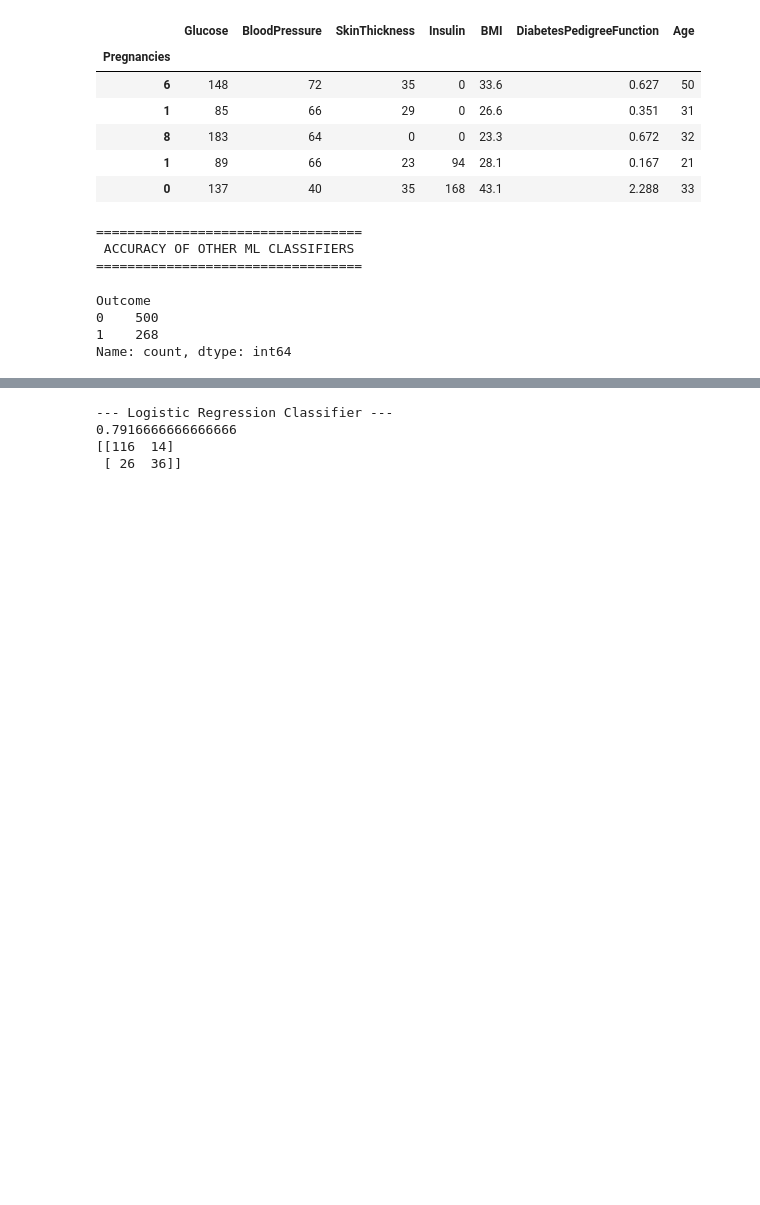
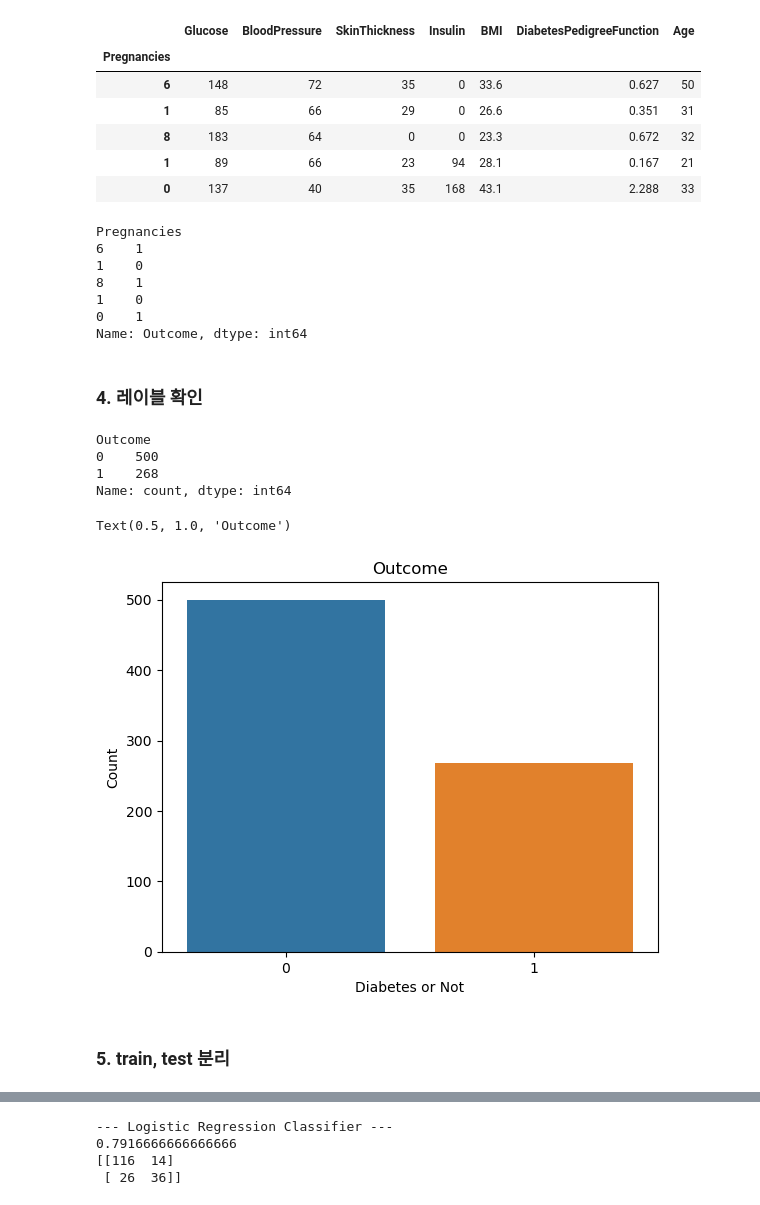
Before and after one commit to loading1031/Ai_Lecture, a Jupyter notebook: code/(3.11)Week2_Diabetes.ipynb, the cells around one changed output, grey strips where cells are left out. Drawn from its saved outputs; the diff is of its cells as text; code cells hidden in the pictures; blank space fills up the shorter version.

```diff
--- a/code/(3.11)Week2_Diabetes.ipynb
+++ b/code/(3.11)Week2_Diabetes.ipynb
@@ -31,0 +60,5 @@ df
+# %%
+
+# 결측치 제거
+df = df.dropna()
+df.isnull().sum()
@@ -40,22 +86,35 @@ X.head()
 | 8 | 183 | 64 | 0 | 0 | 23.3 | 0.672 | 32 |
 | 1 | 89 | 66 | 23 | 94 | 28.1 | 0.167 | 21 |
 | 0 | 137 | 40 | 35 | 168 | 43.1 | 2.288 | 33 |
-# %%
-print ("==================================")
-print (" ACCURACY OF OTHER ML CLASSIFIERS" )
-print ("==================================")
-# %% [output]
-==================================
- ACCURACY OF OTHER ML CLASSIFIERS
-==================================
 # %%
 y=df['Outcome']
-y.value_counts()
+y.head()
 # %% [output]
-Outcome
-0    500
-1    268
-Name: count, dtype: int64
+Pregnancies
+6    1
+1    0
+8    1
+1    0
+0    1
+Name: Outcome, dtype: int64
+# %% [markdown]
+### 4. 레이블 확인
+# %%
+print(y.value_counts())
+sns.countplot(data = df, x='Outcome')
+
+plt.xlabel("Diabetes or Not")
+plt.ylabel("Count")
+plt.title("Outcome")
+# %% [output]
+Outcome
+0    500
+1    268
+Name: count, dtype: int64
+Text(0.5, 1.0, 'Outcome')
+[figure, added]
+# %% [markdown]
+### 5. train, test 분리
 # %%
 from sklearn.model_selection import train_test_split
 
```
Also changed, not shown: parts of 18 cells of this notebook.
